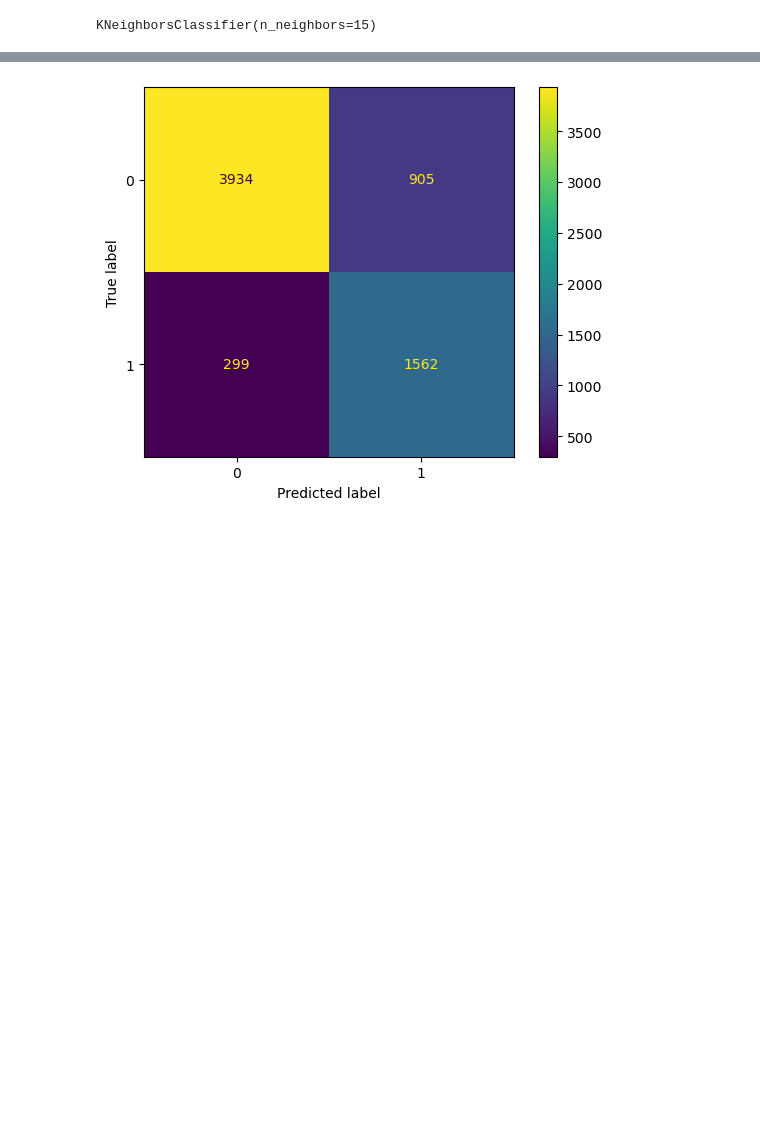
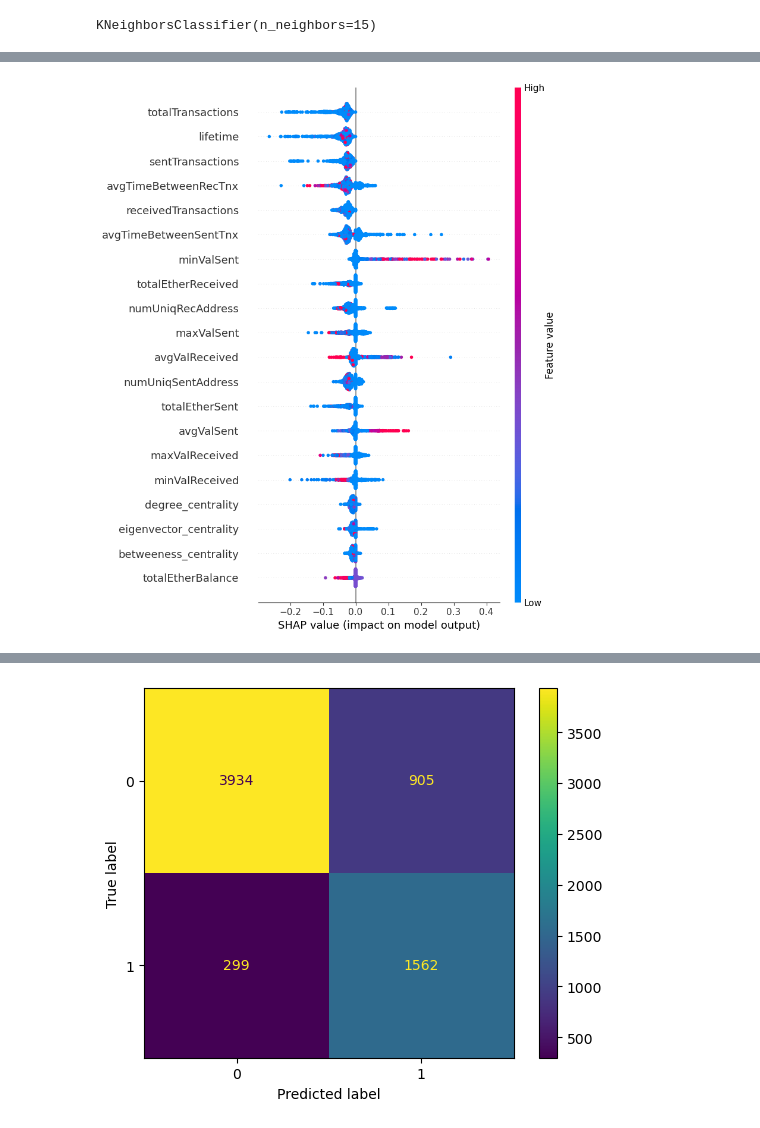
Before and after one commit to aanghs22/bt4012-group13, a Jupyter notebook: model-final.ipynb, the cells around one changed output, grey strips where cells are left out. Cells and saved outputs as stored; diff of their text form; code cells hidden in the pictures; blank space fills up the shorter version.

Commit message:
added shap values for features

```diff
--- a/model-final.ipynb
+++ b/model-final.ipynb
@@ -411,0 +420,27 @@ weighted avg       0.93      0.93      0.93      6700
+# %%
+import shap
+
+subset_size = 1000
+
+# Randomly select a subset
+subset_indices = np.random.choice(X.shape[0], subset_size, replace=False)
+X_subset = X.iloc[subset_indices]
+y_subset = y.iloc[subset_indices]
+
+scaler = StandardScaler().fit(X)
+X_scaled = scaler.transform(X)
+knn_model.fit(X_scaled, y)
+
+# Calculate Shapley values
+explainer = shap.KernelExplainer(knn_model.predict, shap.sample(X_scaled, 20))
+shap_values = explainer.shap_values(X_subset)
+# %%
+import shap
+import matplotlib.pyplot as plt
+
+feature_names = X.columns
+# Summary Plot for Feature Importance
+shap.summary_plot(shap_values, X_subset, feature_names=feature_names)
+plt.show()
+# %% [output]
+[figure, added]
```
Also changed, not shown: parts of 5 cells of this notebook.
